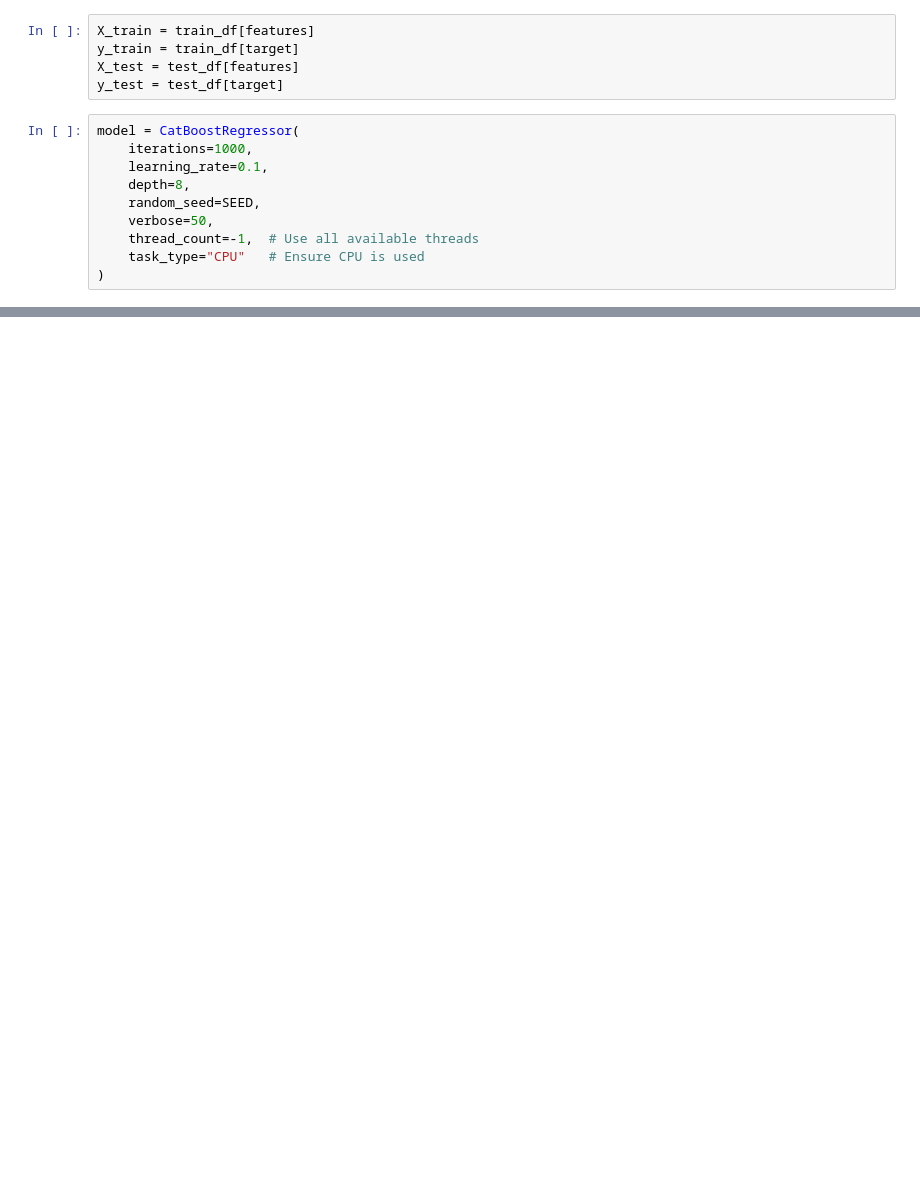
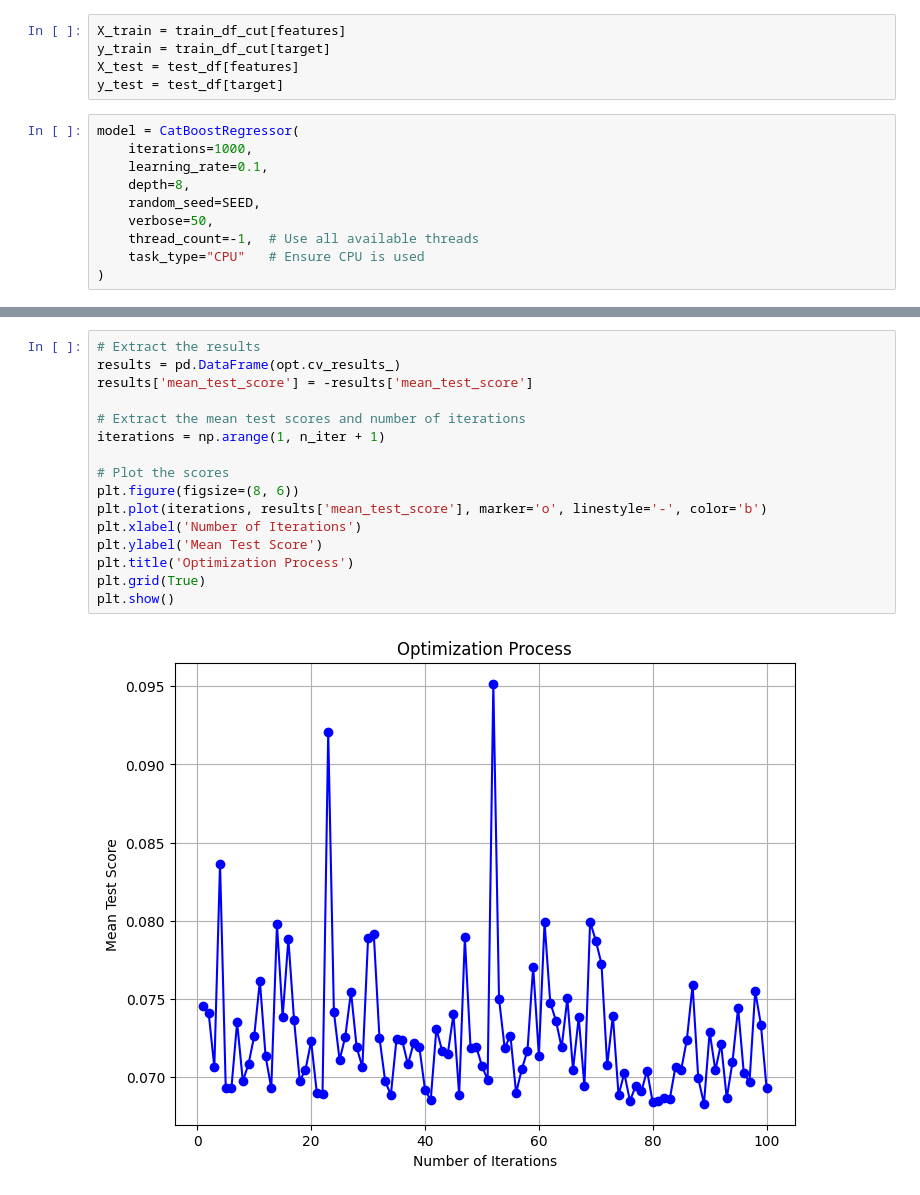
Before and after one commit to SerjWeesp/sp500, a Jupyter notebook: sp500_prediction.ipynb, the cells around one changed output, grey strips where cells are left out. Cells and saved outputs as stored; diff of their text form; blank space fills up the shorter version.

```diff
--- a/sp500_prediction.ipynb
+++ b/sp500_prediction.ipynb
@@ -64,6 +74,6 @@ test_pool = Pool(test_df[features], label=test_df[target], cat_features=cat_feat
 # %%
-X_train = train_df[features]
-y_train = train_df[target]
+X_train = train_df_cut[features]
+y_train = train_df_cut[target]
 X_test = test_df[features]
 y_test = test_df[target]
 # %%
@@ -141,0 +221,18 @@ Test RMSE: 0.07590568914154557
+# %%
+# Extract the results
+results = pd.DataFrame(opt.cv_results_)
+results['mean_test_score'] = -results['mean_test_score']
+
+# Extract the mean test scores and number of iterations
+iterations = np.arange(1, n_iter + 1)
+
+# Plot the scores
+plt.figure(figsize=(8, 6))
+plt.plot(iterations, results['mean_test_score'], marker='o', linestyle='-', color='b')
+plt.xlabel('Number of Iterations')
+plt.ylabel('Mean Test Score')
+plt.title('Optimization Process')
+plt.grid(True)
+plt.show()
+# %% [output]
+[figure, added]
```
Also changed, not shown: parts of 26 cells of this notebook.
